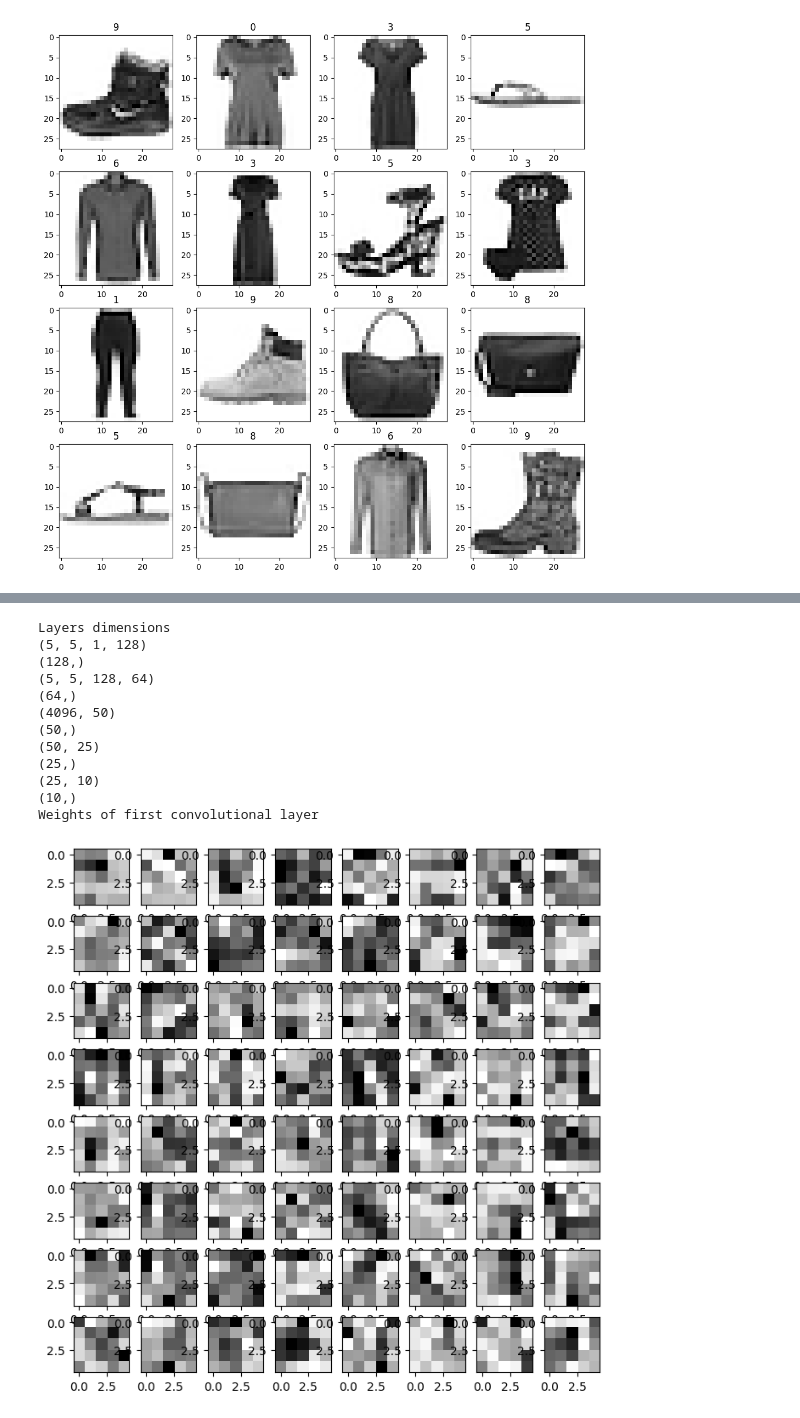
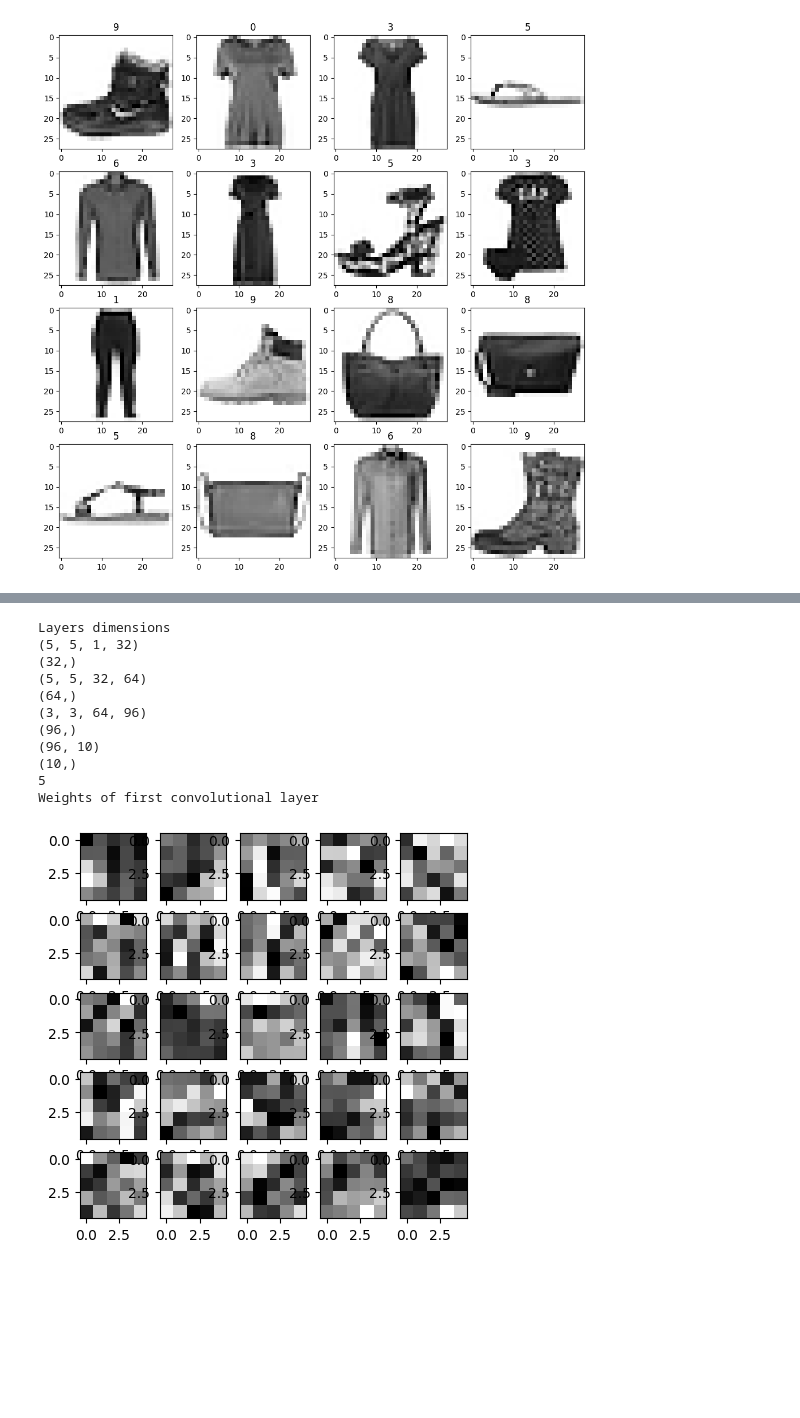
Before and after one commit to Rossbert/Master-Project-Quantization, a Jupyter notebook: Test_Model_Jupyter.ipynb, the cells around one changed output, grey strips where cells are left out. Drawn from its saved outputs; the diff is of its cells as text; code cells hidden in the pictures; blank space fills up the shorter version.

```diff
--- a/Test_Model_Jupyter.ipynb
+++ b/Test_Model_Jupyter.ipynb
@@ -23,14 +23,16 @@ for i in range(4):
 [figure]
 # %%
 model = tf.keras.Sequential([
-    tf.keras.layers.Conv2D(128, 5, input_shape = (28, 28, 1)),
+    tf.keras.layers.Conv2D(32, 5, input_shape = (28, 28, 1)),
     tf.keras.layers.ReLU(),
-    tf.keras.layers.MaxPool2D(2),
+    tf.keras.layers.MaxPool2D(pool_size = 2, strides = 2),
     tf.keras.layers.Conv2D(64, 5),
     tf.keras.layers.ReLU(),
+    tf.keras.layers.MaxPool2D(pool_size = 2, strides = 2),
+    tf.keras.layers.Conv2D(96, 3),
+    tf.keras.layers.ReLU(),
+    tf.keras.layers.MaxPool2D(pool_size = 2, strides = 2),
     tf.keras.layers.Flatten(),
-    tf.keras.layers.Dense(50, activation = 'relu'),
-    tf.keras.layers.Dense(25, activation = 'relu'),
     tf.keras.layers.Dense(10, activation = 'softmax')
 ])
 model.compile(optimizer = 'adam',
@@ -58,5 +87,6 @@ _________________________________________________________________
 # %%
 train_log = model.fit(train_images, train_labels,
-    epochs = 10,
+    batch_size = 64,
+    epochs = 15,
     validation_data = (test_images, test_labels))
 # %% [output]
@@ -123,31 +150,31 @@ for i in range(4):
 [figure]
 # %%
-# print(type(model.weights[9])
-# print(model.trainable_weights[9])
-# print(dir(model.trainable_weights[9]))
 print("Layers dimensions")
-for i in range(10):
+n = len(model.trainable_variables)
+for i in range(n):
     print(model.trainable_variables[i].numpy().shape)
 
+first_layer_size = model.layers[0].get_weights()[0].shape[3]
+div = int(np.floor(np.sqrt(first_layer_size)))
+print(div)
 print("Weights of first convolutional layer")
-fig, ax = plt.subplots(8, 8, figsize = (8, 8))
-for i in range(8):
-    for j in range(8):
-        ax[i][j].imshow(model.trainable_variables[0].numpy()[:, :, 0, 8*i + j], cmap = 'Greys')
+fig, ax = plt.subplots(div, div, figsize = (div, div))
+for i in range(div):
+    for j in range(div):
+        ax[i][j].imshow(model.trainable_variables[0].numpy()[:, :, 0, div*i + j], cmap = 'Greys')
 # %% [output]
 Layers dimensions
-(5, 5, 1, 128)
-(128,)
-(5, 5, 128, 64)
+(5, 5, 1, 32)
+(32,)
+(5, 5, 32, 64)
 (64,)
-(4096, 50)
-(50,)
-(50, 25)
-(25,)
-(25, 10)
+(3, 3, 64, 96)
+(96,)
+(96, 10)
 (10,)
+5
 Weights of first convolutional layer
-[figure, old version]
+[figure, new version]
 # %%
 data = [model.trainable_variables[i].numpy().flatten() for i in range(len(model.trainable_variables))]
 fig, ax = plt.subplots()
```
Also changed, not shown: parts of 14 cells of this notebook.
